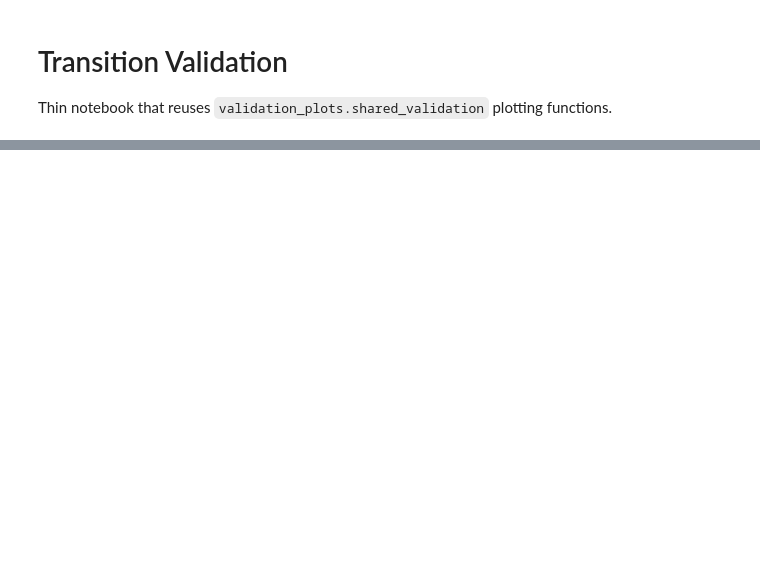
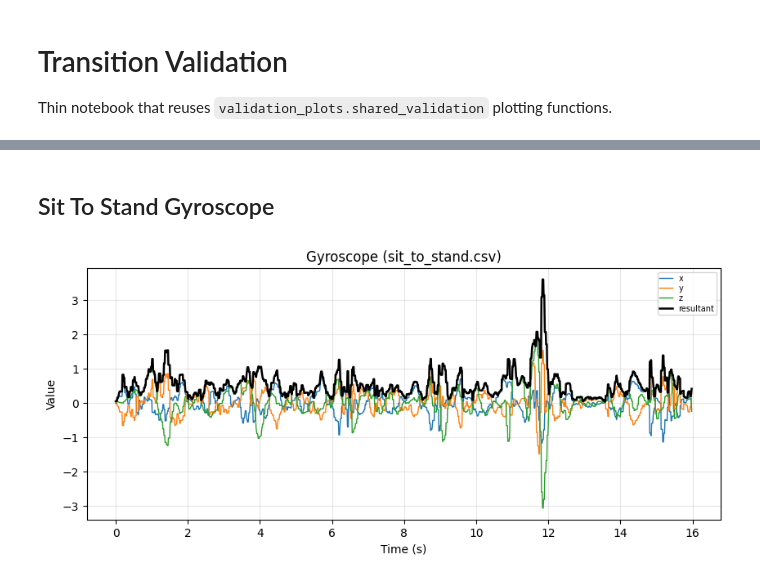
Before and after one commit to ahmedazhar2299/my-walk-sentinal, a Jupyter notebook: transition_validation.ipynb, the cells around one changed output, grey strips where cells are left out. Saved outputs shown, nothing was run; the diff lists cells and outputs as text; code cells hidden in the pictures; blank space fills up the shorter version.

```diff
--- a/transition_validation.ipynb
+++ b/transition_validation.ipynb
@@ -160,0 +214,10 @@ display(pd.DataFrame(all_summaries))
+# %% [markdown]
+## Sit To Stand Gyroscope
+# %%
+SHOW_GYRO_X = True
+SHOW_GYRO_Y = True
+SHOW_GYRO_Z = True
+SHOW_GYRO_RESULTANT = True
+plot_loaded_sensor(SIT_TO_STAND_DF, "Gyroscope", "gyro_x", "gyro_y", "gyro_z", SHOW_GYRO_X, SHOW_GYRO_Y, SHOW_GYRO_Z, SHOW_GYRO_RESULTANT, source_label=SIT_TO_STAND_PATH.name if SIT_TO_STAND_PATH else None)
+# %% [output]
+[figure, added]
```
Also changed, not shown: parts of 28 cells of this notebook, 4 other files.
